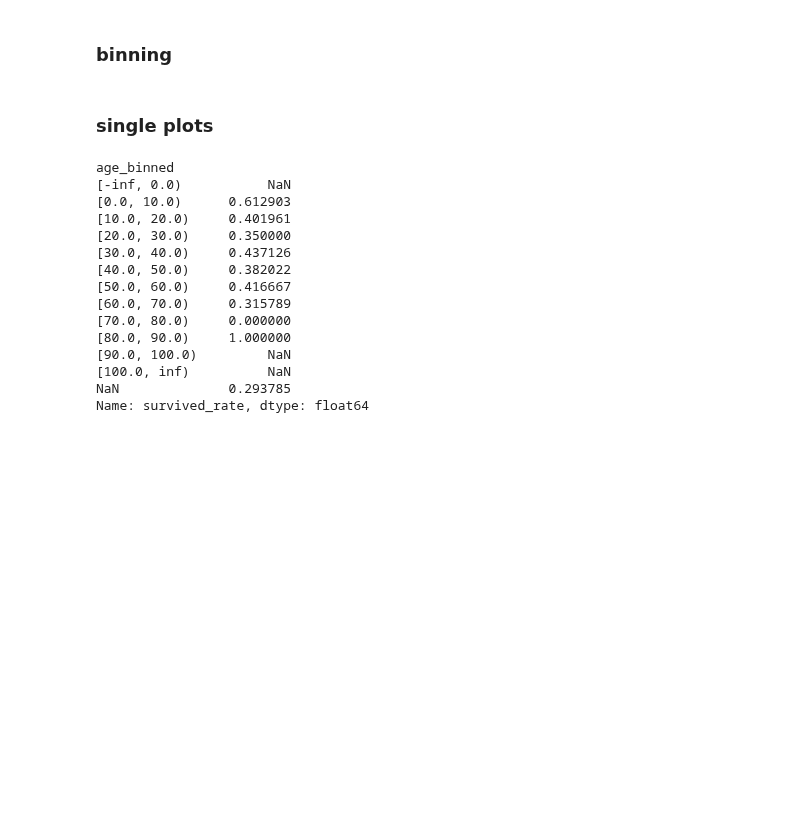
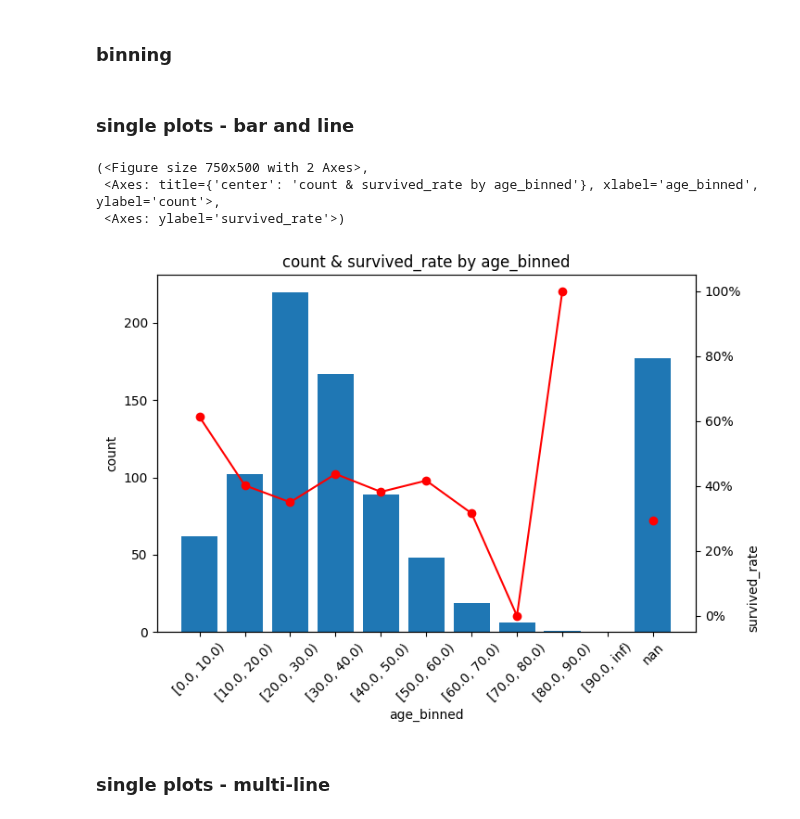
Before and after one commit to 0xdomyz/python_collection, a Jupyter notebook: data/analysis/sfa.ipynb, the cells around one changed output. Cells and saved outputs as stored; diff of their text form; code cells hidden in the pictures; blank space fills up the shorter version.

```diff
--- a/data/analysis/sfa.ipynb
+++ b/data/analysis/sfa.ipynb
@@ -65,14 +67,16 @@ def calculate_signal(
     grps = _.groupby(seg_col, dropna=False, observed=False)
     for name, group in grps:
         group["count_dist"] = group["count"].div(group["count"].sum())
-        _.loc[group.index,["count_dist"]] = group[["count_dist"]]
+        _.loc[group.index, ["count_dist"]] = group[["count_dist"]]
 
     # rates
     grps = _.groupby(seg_col, dropna=False, observed=False)
     for name, group in grps:
         group[f"{target_col}_dist"] = group[target_col].div(group[target_col].sum())
         group[f"{target_col}_rate"] = group[target_col].div(group["count"])
-        _.loc[group.index,[f"{target_col}_dist", f"{target_col}_rate"]] = group[[f"{target_col}_dist", f"{target_col}_rate"]]
+        _.loc[group.index, [f"{target_col}_dist", f"{target_col}_rate"]] = group[
+            [f"{target_col}_dist", f"{target_col}_rate"]
+        ]
 
     # exp rates
     if exposure_col is not None:
@@ -81,7 +85,9 @@ def calculate_signal(
             group[f"{tar_exp}_dist"] = group[tar_exp].div(group[tar_exp].sum())
             group[f"{tar_exp}_rate"] = group[tar_exp].div(group[exposure_col])
 
-            _.loc[group.index,[f"{tar_exp}_dist", f"{tar_exp}_rate"]] = group[[f"{tar_exp}_dist", f"{tar_exp}_rate"]]
+            _.loc[group.index, [f"{tar_exp}_dist", f"{tar_exp}_rate"]] = group[
+                [f"{tar_exp}_dist", f"{tar_exp}_rate"]
+            ]
 
     if seg_col == "_seg":
         _.index = _.index.droplevel(0)
@@ -131,7 +139,9 @@ df2
 # example
 edges = [-np.inf, 0, 10, 20, 30, 40, 50, 60, 70, 80, 90, 100, np.inf]
 df["age_binned"] = pd.cut(df["age"], bins=edges, right=False)
-df2 = calculate_signal(df, target_col="survived", col="age_binned", seg_col="class", exposure_col="fare")
+df2 = calculate_signal(
+    df, target_col="survived", col="age_binned", seg_col="class", exposure_col="fare"
+)
 df2
 # %% [output]
 |  |  | count | survived | fare | survived_fare | count_dist | survived_dist | survived_rate | ... |
@@ -167,3 +177,5 @@ df["age_binned"] = pd.cut(df["age"], bins=edges, right=False)
 idx = df.eval("parch >= 3")
 df["parch_binned"] = df["parch"].astype(str)
 df.loc[idx, "parch_binned"] = "3+"
+# %% [markdown]
+### single plots - bar and line
@@ -170,2 +223,24 @@ df.loc[idx, "parch_binned"] = "3+"
+# %%
+# example
+edges = [-np.inf, 0, 10, 20, 30, 40, 50, 60, 70, 80, 90, np.inf]
+df["age_binned"] = pd.cut(df["age"], bins=edges, right=False)
+df2 = calculate_signal(df, target_col="survived", col="age_binned", exposure_col="fare")
+
+col = "count"
+target_col = "survived_rate"
+rotation = 45
+
+plot_one_bar_and_line(
+    df2,
+    col=col,
+    target_col=target_col,
+    rotation=rotation,
+    pct_decimals=0,
+)
+# %% [output]
+(<Figure size 750x500 with 2 Axes>,
+ <Axes: title={'center': 'count & survived_rate by age_binned'}, xlabel='age_binned', ylabel='count'>,
+ <Axes: ylabel='survived_rate'>)
+[figure, added]
 # %% [markdown]
-### single plots
+### single plots - multi-line
@@ -199,18 +246,0 @@ def plot_one_bar_and_line(df, col, target_col, rotation=0, y_lim=(None,), ax2_y_
-# %%
-df2[target_col]
-# %% [output]
-age_binned
-[-inf, 0.0)           NaN
-[0.0, 10.0)      0.612903
-[10.0, 20.0)     0.401961
-[20.0, 30.0)     0.350000
-[30.0, 40.0)     0.437126
-[40.0, 50.0)     0.382022
-[50.0, 60.0)     0.416667
-[60.0, 70.0)     0.315789
-[70.0, 80.0)     0.000000
-[80.0, 90.0)     1.000000
-[90.0, 100.0)         NaN
-[100.0, inf)          NaN
-NaN              0.293785
-Name: survived_rate, dtype: float64
```
Also changed, not shown: parts of 17 cells of this notebook.
